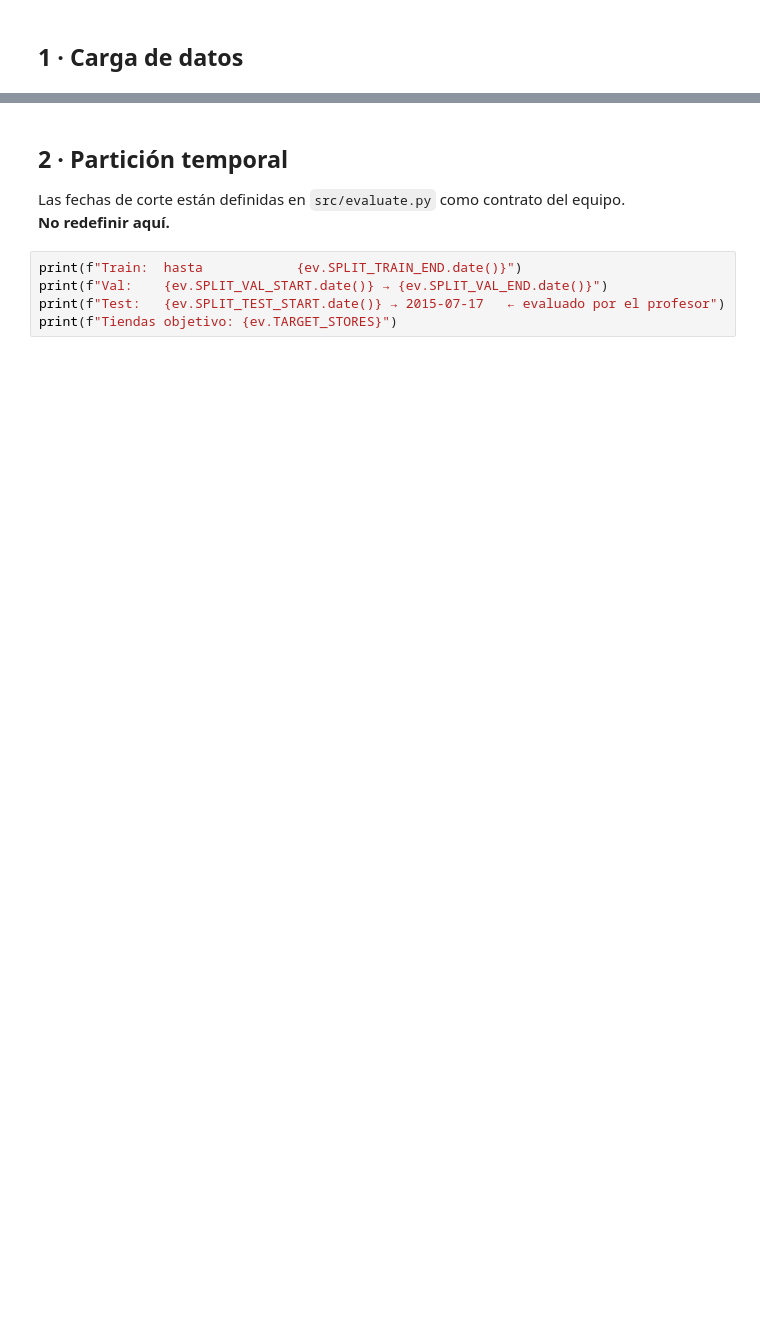
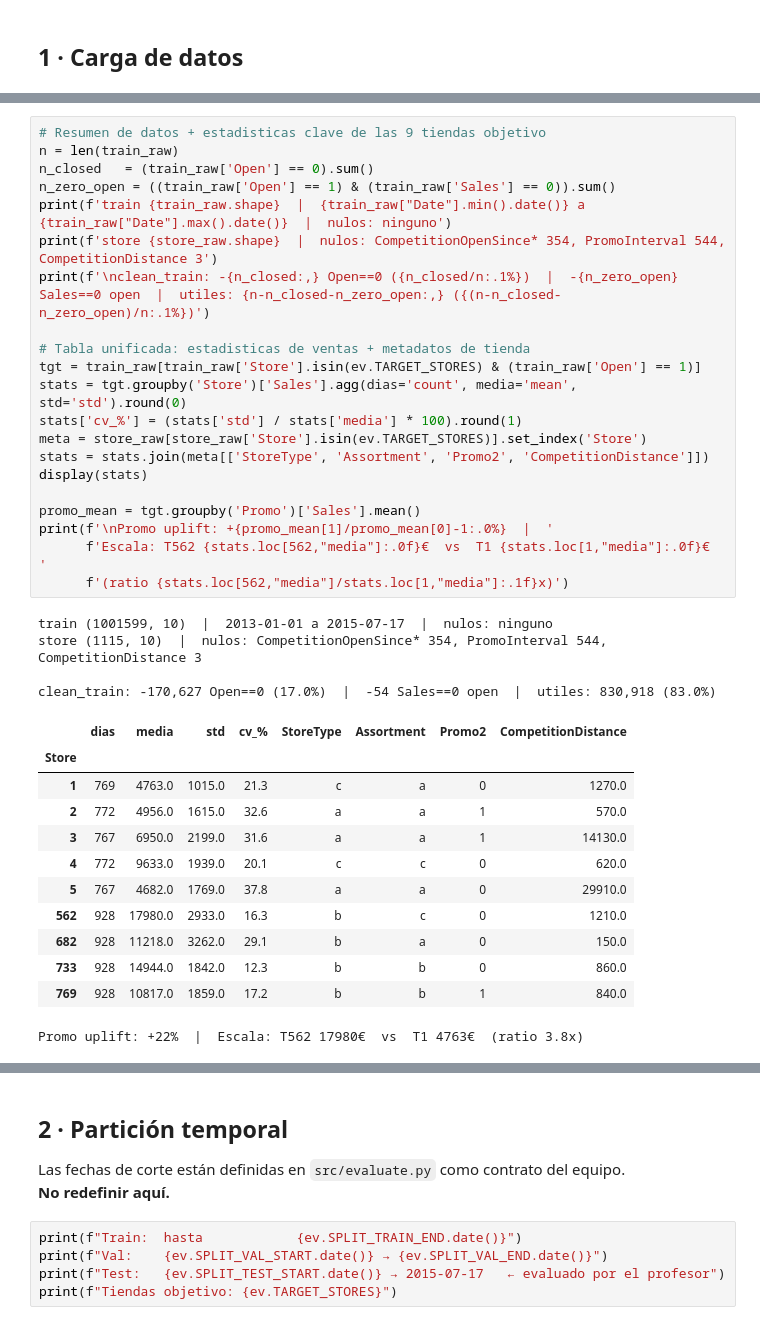
Before and after one commit to Romequinco/TAREA_ENTRADAS_HETEROGENEAS, a Jupyter notebook: notebooks/oscar.ipynb, the cells around one changed output, grey strips where cells are left out. Cells and saved outputs as stored; diff of their text form; blank space fills up the shorter version.

```diff
--- a/notebooks/oscar.ipynb
+++ b/notebooks/oscar.ipynb
@@ -45,0 +62,38 @@ train_raw.head(3)
+# %%
+# Resumen de datos + estadisticas clave de las 9 tiendas objetivo
+n = len(train_raw)
+n_closed   = (train_raw['Open'] == 0).sum()
+n_zero_open = ((train_raw['Open'] == 1) & (train_raw['Sales'] == 0)).sum()
+print(f'train {train_raw.shape}  |  {train_raw["Date"].min().date()} a {train_raw["Date"].max().date()}  |  nulos: ninguno')
+print(f'store {store_raw.shape}  |  nulos: CompetitionOpenSince* 354, PromoInterval 544, CompetitionDistance 3')
+print(f'\nclean_train: -{n_closed:,} Open==0 ({n_closed/n:.1%})  |  -{n_zero_open} Sales==0 open  |  utiles: {n-n_closed-n_zero_open:,} ({(n-n_closed-n_zero_open)/n:.1%})')
+
+# Tabla unificada: estadisticas de ventas + metadatos de tienda
+tgt = train_raw[train_raw['Store'].isin(ev.TARGET_STORES) & (train_raw['Open'] == 1)]
+stats = tgt.groupby('Store')['Sales'].agg(dias='count', media='mean', std='std').round(0)
+stats['cv_%'] = (stats['std'] / stats['media'] * 100).round(1)
+meta = store_raw[store_raw['Store'].isin(ev.TARGET_STORES)].set_index('Store')
+stats = stats.join(meta[['StoreType', 'Assortment', 'Promo2', 'CompetitionDistance']])
+display(stats)
+
+promo_mean = tgt.groupby('Promo')['Sales'].mean()
+print(f'\nPromo uplift: +{promo_mean[1]/promo_mean[0]-1:.0%}  |  '
+      f'Escala: T562 {stats.loc[562,"media"]:.0f}€  vs  T1 {stats.loc[1,"media"]:.0f}€  '
+      f'(ratio {stats.loc[562,"media"]/stats.loc[1,"media"]:.1f}x)')
+# %% [output]
+train (1001599, 10)  |  2013-01-01 a 2015-07-17  |  nulos: ninguno
+store (1115, 10)  |  nulos: CompetitionOpenSince* 354, PromoInterval 544, CompetitionDistance 3
+
+clean_train: -170,627 Open==0 (17.0%)  |  -54 Sales==0 open  |  utiles: 830,918 (83.0%)
+|  | dias | media | std | cv_% | StoreType | Assortment | Promo2 | CompetitionDistance |
+| Store |  |  |  |  |  |  |  |  |
+| 1 | 769 | 4763.0 | 1015.0 | 21.3 | c | a | 0 | 1270.0 |
+| 2 | 772 | 4956.0 | 1615.0 | 32.6 | a | a | 1 | 570.0 |
+| 3 | 767 | 6950.0 | 2199.0 | 31.6 | a | a | 1 | 14130.0 |
+| 4 | 772 | 9633.0 | 1939.0 | 20.1 | c | c | 0 | 620.0 |
+| 5 | 767 | 4682.0 | 1769.0 | 37.8 | a | a | 0 | 29910.0 |
+| 562 | 928 | 17980.0 | 2933.0 | 16.3 | b | c | 0 | 1210.0 |
+| 682 | 928 | 11218.0 | 3262.0 | 29.1 | b | a | 0 | 150.0 |
+| 733 | 928 | 14944.0 | 1842.0 | 12.3 | b | b | 0 | 860.0 |
+| 769 | 928 | 10817.0 | 1859.0 | 17.2 | b | b | 1 | 840.0 |
+Promo uplift: +22%  |  Escala: T562 17980€  vs  T1 4763€  (ratio 3.8x)
```
Also changed, not shown: parts of 18 cells of this notebook, 8 other files.
